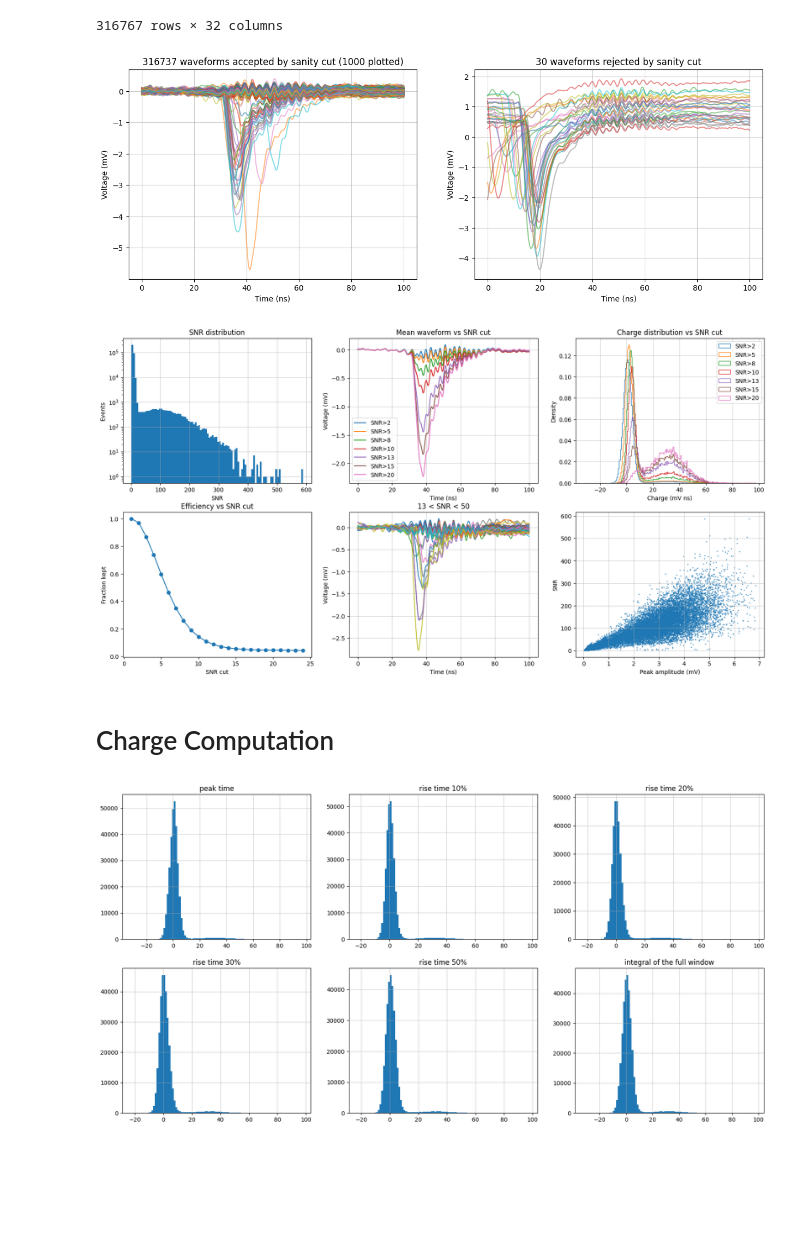
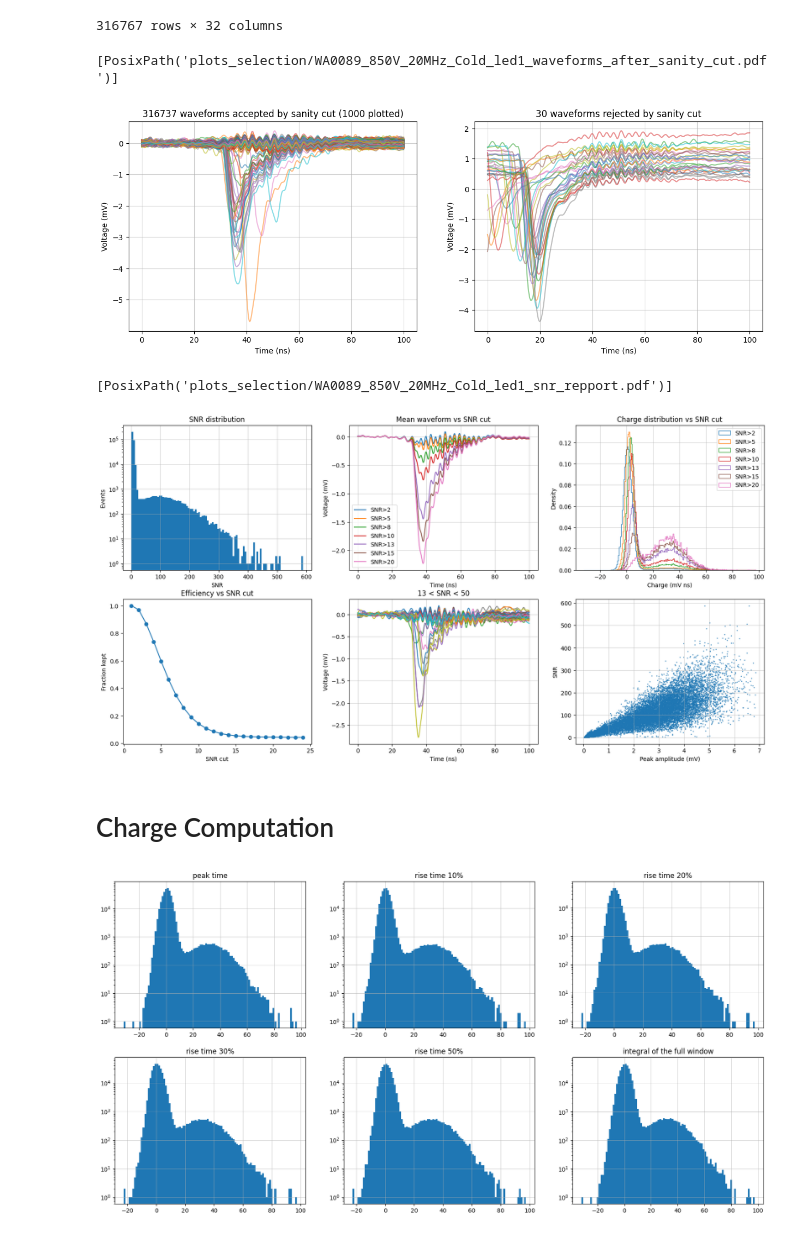
Before and after one commit to TAU-neutrino-lab/PMT-characterization, a Jupyter notebook: PMT-calibration/generic_selection_chunks.ipynb, the cells around one changed output. Drawn from its saved outputs; the diff is of its cells as text; code cells hidden in the pictures; blank space fills up the shorter version.

```diff
--- a/PMT-calibration/generic_selection_chunks.ipynb
+++ b/PMT-calibration/generic_selection_chunks.ipynb
@@ -197,7 +196,9 @@ selected_waveforms = voltage_mV[sanity_mask_keep.values]
 
 add_plot_waveforms(axes[0], time_ns, selected_waveforms[:nEvts_plot], title=f"{len(selected_waveforms)} waveforms accepted by sanity cut ({nEvts_plot} plotted)")
 add_plot_waveforms(axes[1], time_ns, rejected_waveforms, title=f"{len(rejected_waveforms)} waveforms rejected by sanity cut")
+save_plot(fig, save_plots, save_dir, file_nickname, f"waveforms_after_sanity_cut",  Nevents=None)
 # %% [output]
+[PosixPath('plots_selection/WA0089_850V_20MHz_Cold_led1_waveforms_after_sanity_cut.pdf')]
 [figure]
 # %%
 df_sel = df[sanity_mask_keep].copy()
@@ -211,30 +212,35 @@ plot_charge_histograms_vs_snr(axes[2], df_sel, cuts=(2, 5, 8, 10, 13, 15, 20))
 plot_snr_efficiency(axes[3], df_sel, cuts=np.arange(1, 25))
 plot_waveforms_in_snr_range( axes[4],  df_sel, waveforms_sel, time_ns, snr_min=13, snr_max=50, n_waveforms=50)
 plot_snr_vs_amplitude(axes[5], df_sel)
+save_plot(fig, save_plots, save_dir, file_nickname, f"snr_repport",  Nevents=None)
 # %% [output]
+[PosixPath('plots_selection/WA0089_850V_20MHz_Cold_led1_snr_repport.pdf')]
 [figure]
 # %% [markdown]
 # Charge Computation
 # %%
 fig, axes = plt.subplots(2, 3, figsize=(20, 10))
 axes = axes.ravel()
 
 rg = None #(-20, 10)
 
 axes[0].hist(df_sel.charge_peak_window_mV_ns, bins=100, range=rg);
 axes[0].set_title("peak time")
 axes[1].hist(df_sel.charge_cfd10_window_mV_ns, bins=100, range=rg);
 axes[1].set_title("rise time 10%");
 axes[2].hist(df_sel.charge_cfd20_window_mV_ns, bins=100, range=rg);
 axes[2].set_title("rise time 20%");
 axes[3].hist(df_sel.charge_cfd30_window_mV_ns, bins=100, range=rg);
 axes[3].set_title("rise time 30%");
 axes[4].hist(df_sel.charge_cfd50_window_mV_ns, bins=100, range=rg);
 axes[4].set_title("rise time 50%");
 axes[5].hist(df_sel.area_mV_ns, bins=100, range=rg);
 axes[5].set_title("integral of the full window");
+
+for i in range(0, 6):
+    axes[i].set_yscale('log')
 # %% [output]
-[figure, old version]
+[figure, new version]
 # %%
 fig, axes = plt.subplots(1, 2, figsize=(15, 8))
 
```
Also changed, not shown: parts of 5 cells of this notebook, 3 other files.
